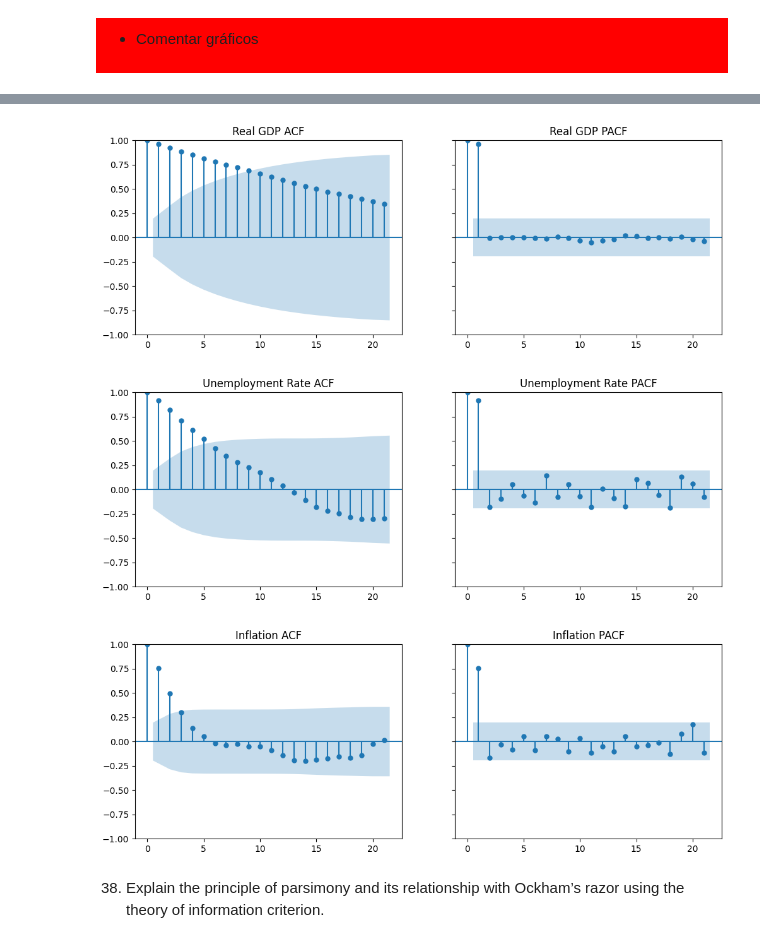
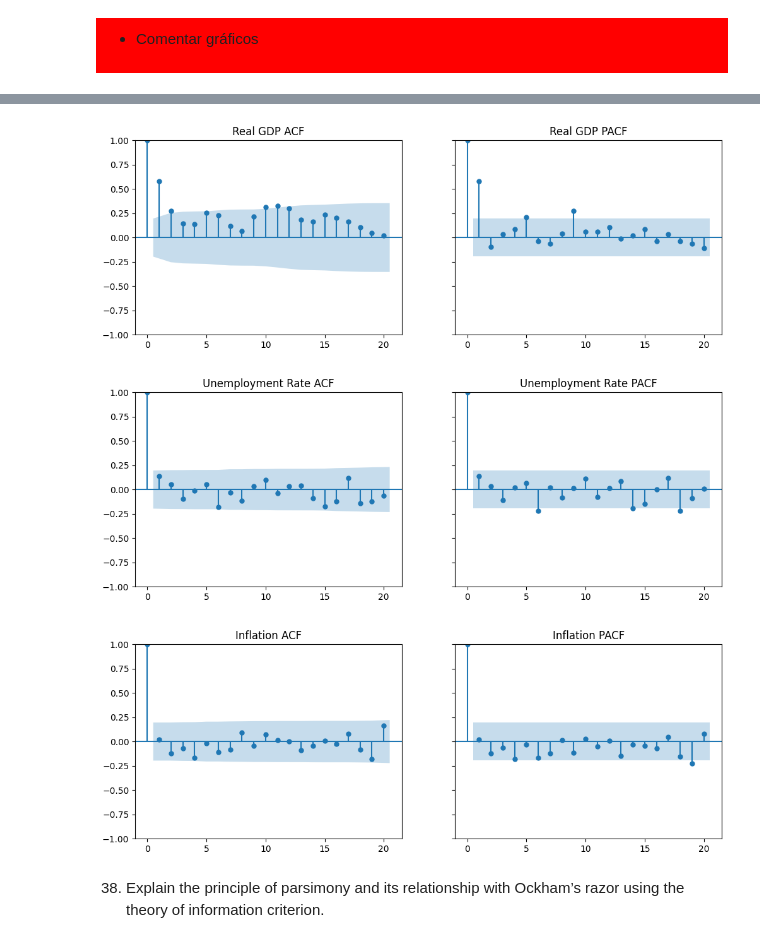
Before and after one commit to ArthurMbraga/MODS202-Econometrics, a Jupyter notebook: project.ipynb, the cells around one changed output, grey strips where cells are left out. Drawn from its saved outputs; the diff is of its cells as text; code cells hidden in the pictures.

```diff
--- a/project.ipynb
+++ b/project.ipynb
@@ -1108,0 +1107,10 @@ from statsmodels.graphics.tsaplots import plot_acf, plot_pacf
+# %%
+from statsmodels.graphics.tsaplots import plot_acf, plot_pacf
+
+df3_diff = df3.copy()
+df3_diff['Real GDP'] = df3['Real GDP'].diff().dropna()
+df3_diff['Unemployment Rate'] = df3['Unemployment Rate'].diff().dropna()
+df3_diff['Inflation'] = df3['Inflation'].diff().dropna()
+
+df3_diff.dropna(inplace=True)
+df3_diff
@@ -1109,30 +1131,30 @@ from statsmodels.graphics.tsaplots import plot_acf, plot_pacf
 # %%
 fig, (ax1, ax2) = plt.subplots(1, 2, figsize=(12, 4), sharey=True)
 
-plot_acf(df3['Real GDP'], ax=ax1, title='Real GDP ACF')
-plot_pacf(df3['Real GDP'], ax=ax2, title='Real GDP PACF')
+plot_acf(df3_diff['Real GDP'], ax=ax1, title='Real GDP ACF')
+plot_pacf(df3_diff['Real GDP'], ax=ax2, title='Real GDP PACF')
 
 plt.show()
 # %% [output]
-[figure, old version]
+[figure, new version]
 # %%
 fig, (ax1, ax2) = plt.subplots(1, 2, figsize=(12, 4), sharey=True)
 
-plot_acf(df3['Unemployment Rate'], ax=ax1, title='Unemployment Rate ACF')
-plot_pacf(df3['Unemployment Rate'], ax=ax2, title='Unemployment Rate PACF')
+plot_acf(df3_diff['Unemployment Rate'], ax=ax1, title='Unemployment Rate ACF')
+plot_pacf(df3_diff['Unemployment Rate'], ax=ax2, title='Unemployment Rate PACF')
 
 plt.show()
 # %% [output]
-[figure, old version]
+[figure, new version]
 # %%
 fig, (ax1, ax2) = plt.subplots(1, 2, figsize=(12, 4), sharey=True)
 
-plot_acf(df3['Inflation'], ax=ax1, title='Inflation ACF')
-plot_pacf(df3['Inflation'], ax=ax2, title='Inflation PACF')
+plot_acf(df3_diff['Inflation'], ax=ax1, title='Inflation ACF')
+plot_pacf(df3_diff['Inflation'], ax=ax2, title='Inflation PACF')
 
 plt.show()
 # %% [output]
-[figure, old version]
+[figure, new version]
 # %% [markdown]
 38. Explain the principle of parsimony and its relationship with Ockham’s razor using the theory
 of information criterion.
```
Also changed, not shown: parts of 5 cells of this notebook.
